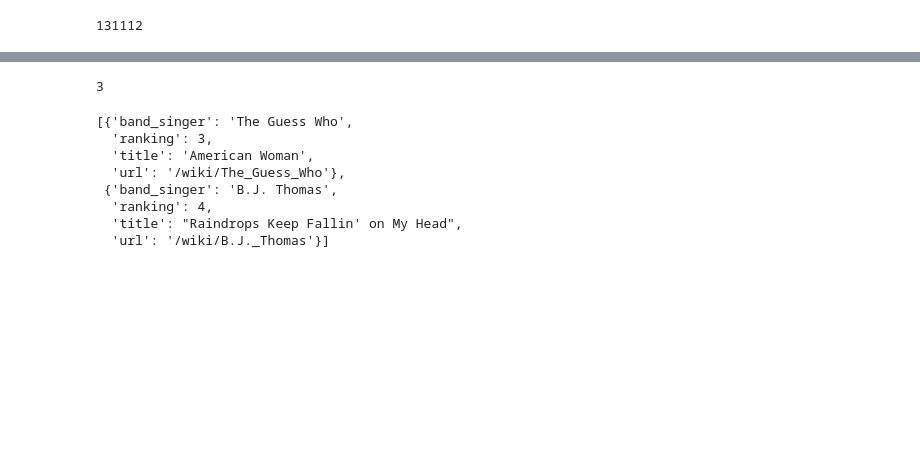
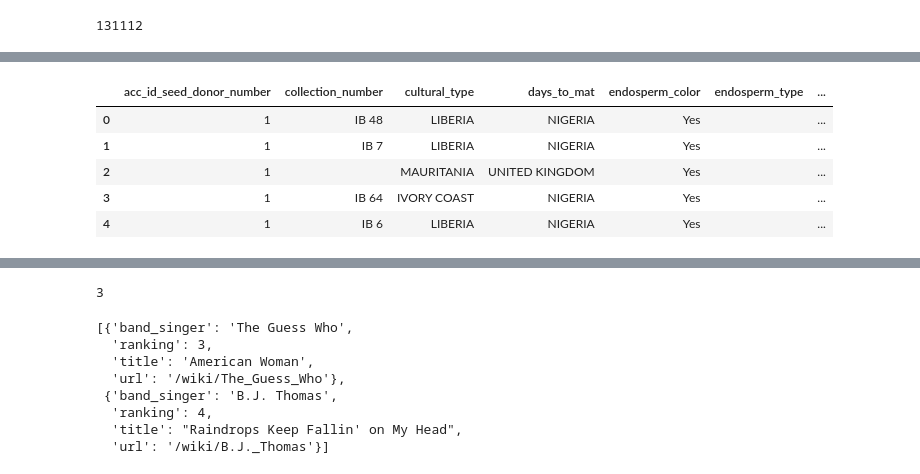
Before and after one commit to o0neil/Believe_The_Hype, a Jupyter notebook: SCRAPING.ipynb, the cells around one changed output, grey strips where cells are left out. Cells and saved outputs as stored; diff of their text form; code cells hidden in the pictures; blank space fills up the shorter version.

```diff
--- a/SCRAPING.ipynb
+++ b/SCRAPING.ipynb
@@ -74 +159,7 @@ tempdf=pd.DataFrame(ricestrains)
 tempdf.to_pickle("firstpass")
+# %%
+d_= pq(allinfo.text)
+d_rows = pq(d_('tr')[4:])
+d_rows = pq(d_rows[:(len(d_rows)-1)])
+
+print d_rows
@@ -75,3 +240,14 @@ tempdf.to_pickle("firstpass")
+# %%
+strain = dict_builder(d_rows, 'allinfo')
+tempdf2=pd.DataFrame(strain)
+tempdf2.head()
+# %% [output]
+|  | acc_id_seed_donor_number | collection_number | cultural_type | days_to_mat | endosperm_color | endosperm_type | ... |
+| 0 | 1 | IB 48 | LIBERIA | NIGERIA | Yes |  | ... |
+| 1 | 1 | IB 7 | LIBERIA | NIGERIA | Yes |  | ... |
+| 2 | 1 |  | MAURITANIA | UNITED KINGDOM | Yes |  | ... |
+| 3 | 1 | IB 64 | IVORY COAST | NIGERIA | Yes |  | ... |
+| 4 | 1 | IB 6 | LIBERIA | NIGERIA | Yes |  | ... |
 # %%
 # FUN SOUND BIT
 from IPython.display import Audio
```
Also changed, not shown: parts of 8 cells of this notebook.
